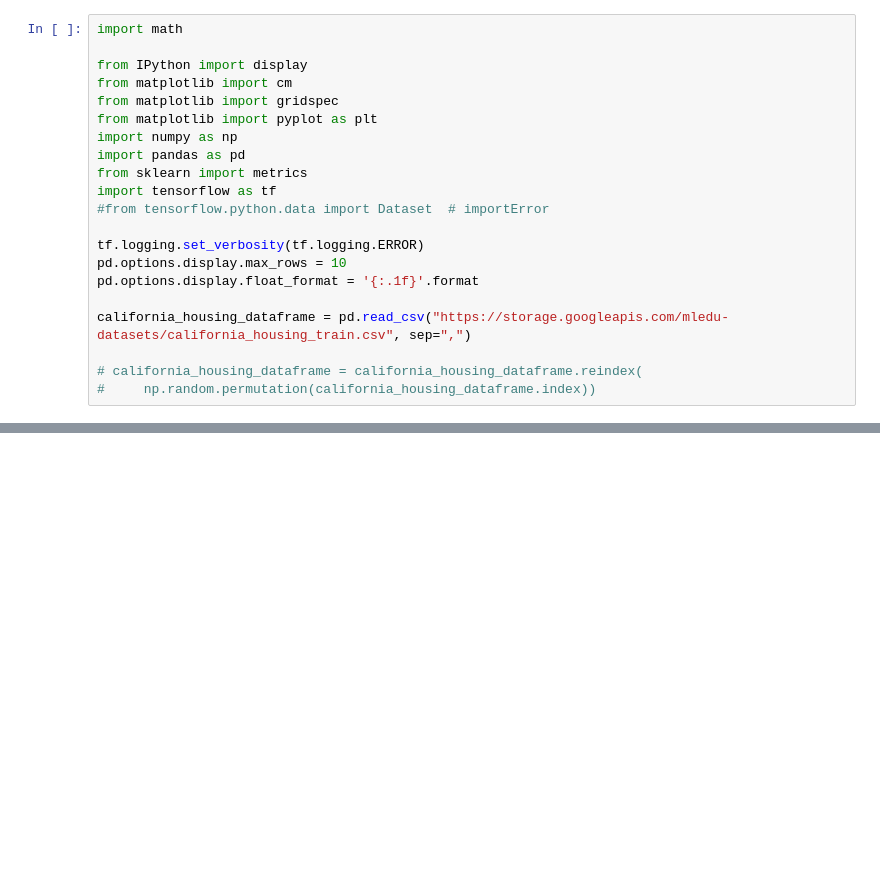
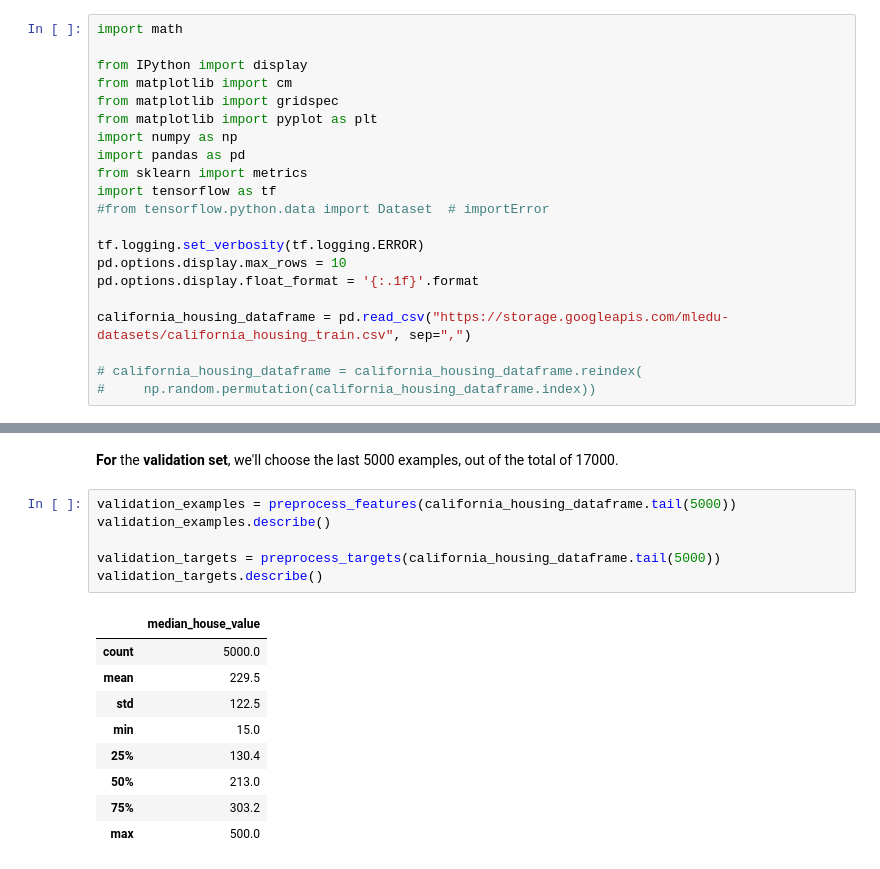
Before and after one commit to nabeelahmed/ml_crash_course, a Jupyter notebook: 1.ML_concepts.ipynb, the cells around one changed output, grey strips where cells are left out. Drawn from its saved outputs; the diff is of its cells as text; blank space fills up the shorter version.

```diff
--- a/1.ML_concepts.ipynb
+++ b/1.ML_concepts.ipynb
@@ -83,0 +163,18 @@ def preprocess_targets(california_housing_dataframe):
+# %% [markdown]
+**For** the **validation set**, we'll choose the last 5000 examples, out of the total of 17000.
+# %%
+validation_examples = preprocess_features(california_housing_dataframe.tail(5000))
+validation_examples.describe()
+
+validation_targets = preprocess_targets(california_housing_dataframe.tail(5000))
+validation_targets.describe()
+# %% [output]
+|  | median_house_value |
+| count | 5000.0 |
+| mean | 229.5 |
+| std | 122.5 |
+| min | 15.0 |
+| 25% | 130.4 |
+| 50% | 213.0 |
+| 75% | 303.2 |
+| max | 500.0 |
```
Also changed, not shown: parts of 14 cells of this notebook, 1 other file.
